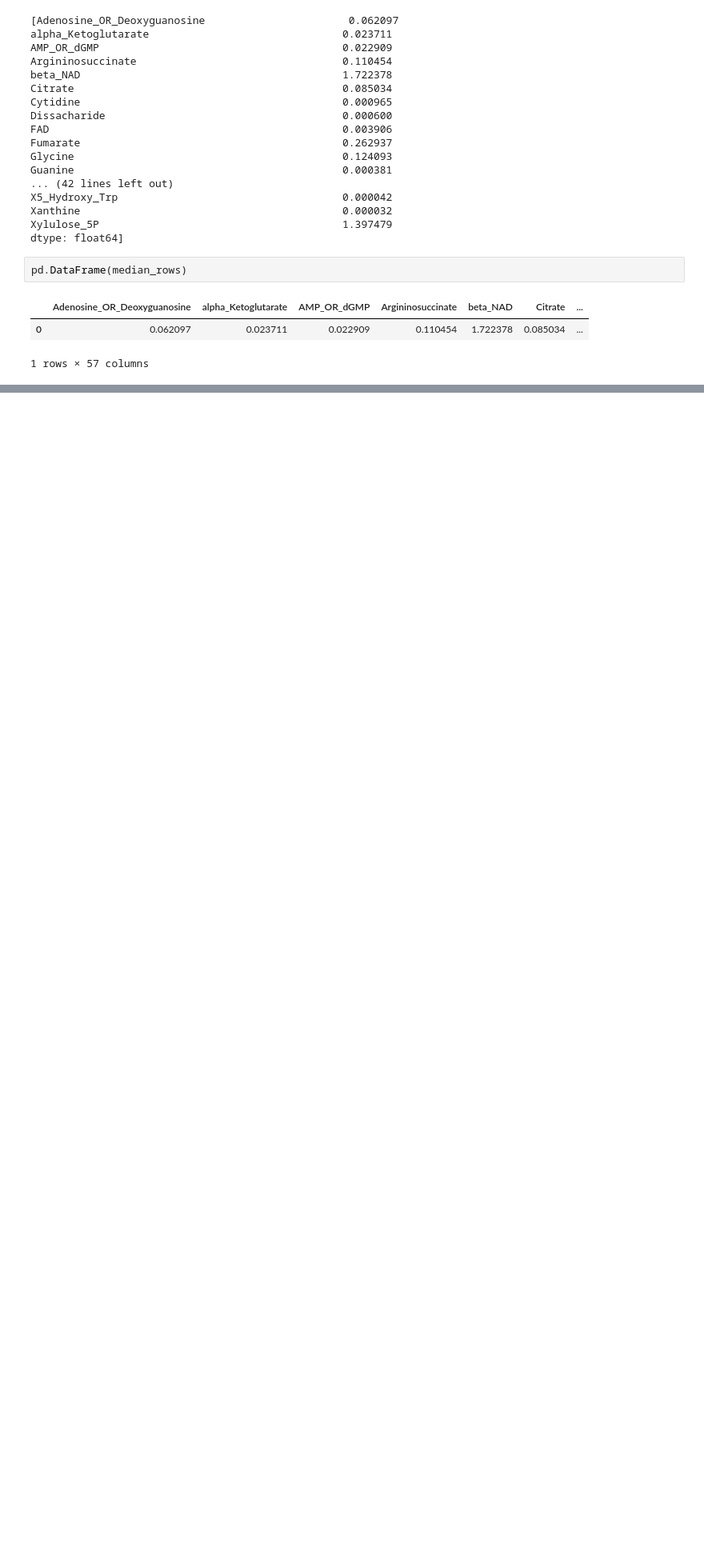
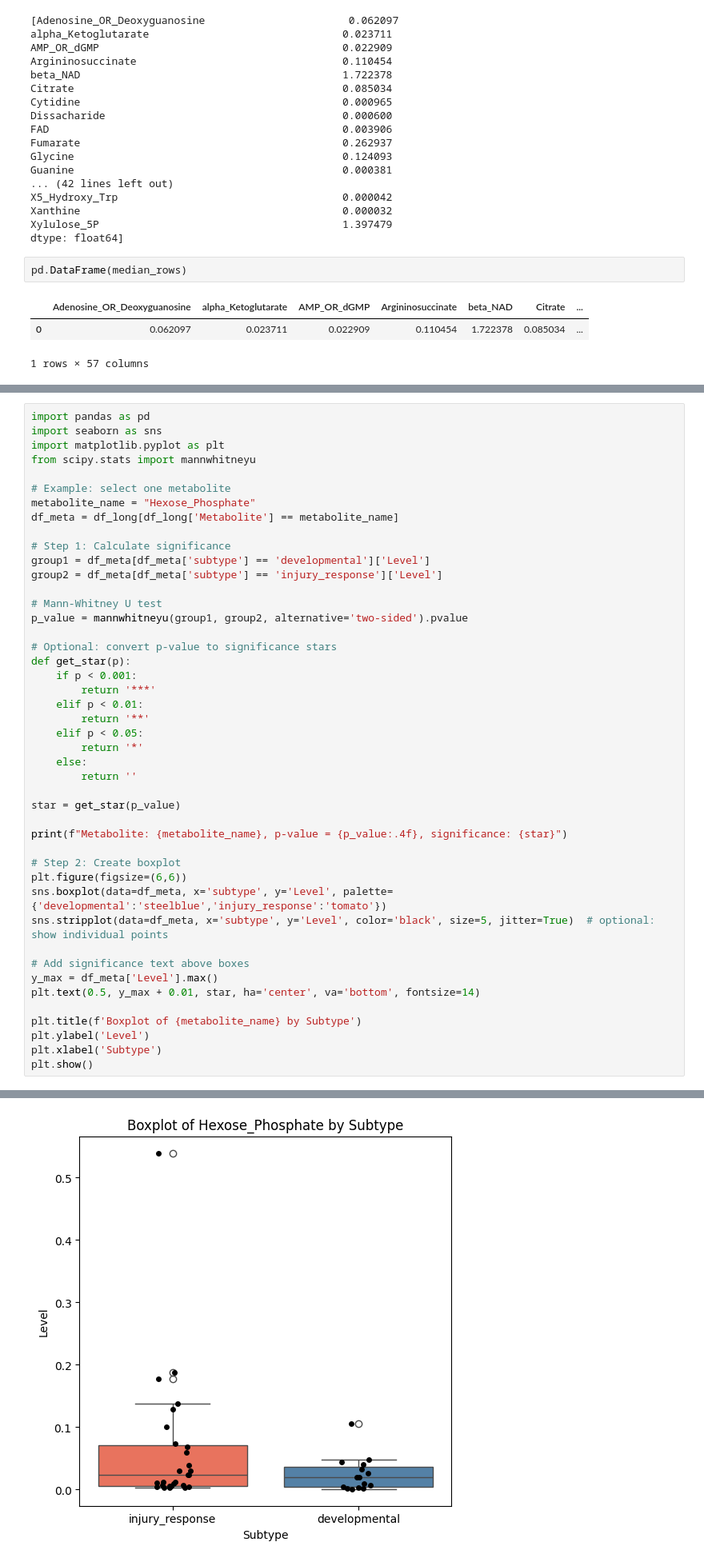
Before and after one commit to jess-xia/GSC_RNAseq_and_metabolomics_analysis, a Jupyter notebook: metabolomics_exploratory_analysis.ipynb, the cells around one changed output, grey strips where cells are left out. Shown at 80% size. Drawn from its saved outputs; the diff is of its cells as text; blank space fills up the shorter version.

```diff
--- a/metabolomics_exploratory_analysis.ipynb
+++ b/metabolomics_exploratory_analysis.ipynb
@@ -419,0 +699,46 @@ pd.DataFrame(median_rows)
+# %%
+import pandas as pd
+import seaborn as sns
+import matplotlib.pyplot as plt
+from scipy.stats import mannwhitneyu
+
+# Example: select one metabolite
+metabolite_name = "Hexose_Phosphate"
+df_meta = df_long[df_long['Metabolite'] == metabolite_name]
+
+# Step 1: Calculate significance
+group1 = df_meta[df_meta['subtype'] == 'developmental']['Level']
+group2 = df_meta[df_meta['subtype'] == 'injury_response']['Level']
+
+# Mann-Whitney U test
+p_value = mannwhitneyu(group1, group2, alternative='two-sided').pvalue
+
+# Optional: convert p-value to significance stars
+def get_star(p):
+    if p < 0.001:
+        return '***'
+    elif p < 0.01:
+        return '**'
+    elif p < 0.05:
+        return '*'
+    else:
+        return ''
+
+star = get_star(p_value)
+
+print(f"Metabolite: {metabolite_name}, p-value = {p_value:.4f}, significance: {star}")
+
+# Step 2: Create boxplot
+plt.figure(figsize=(6,6))
+sns.boxplot(data=df_meta, x='subtype', y='Level', palette={'developmental':'steelblue','injury_response':'tomato'})
+sns.stripplot(data=df_meta, x='subtype', y='Level', color='black', size=5, jitter=True)  # optional: show individual points
+
+# Add significance text above boxes
+y_max = df_meta['Level'].max()
+plt.text(0.5, y_max + 0.01, star, ha='center', va='bottom', fontsize=14)
+
+plt.title(f'Boxplot of {metabolite_name} by Subtype')
+plt.ylabel('Level')
+plt.xlabel('Subtype')
+plt.show()
+# %% [output]
@@ -419,0 +749 @@ pd.DataFrame(median_rows)
+[figure, added]
```
Also changed, not shown: parts of 35 cells of this notebook.
